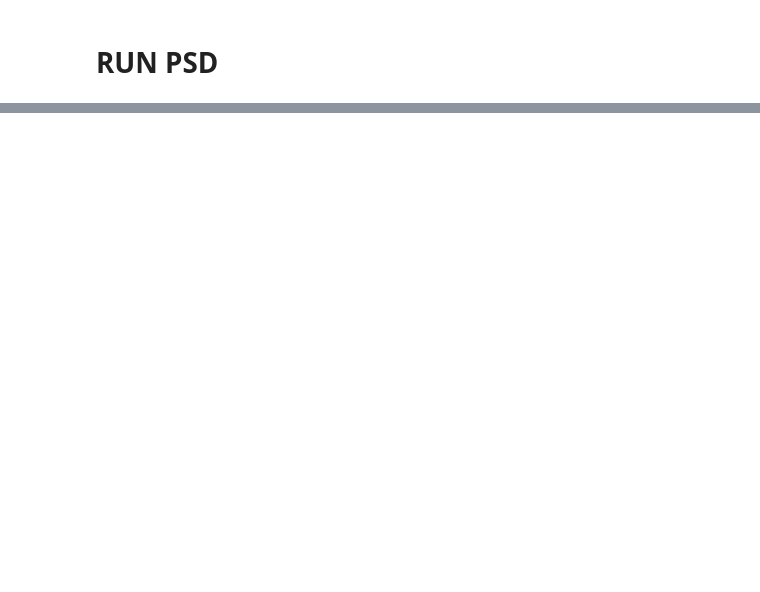
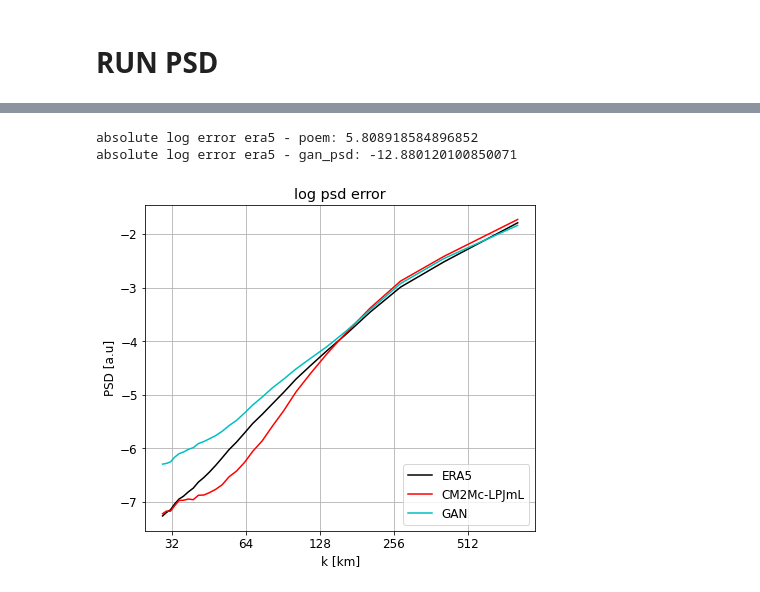
Before and after one commit to aim56009/Bias_GAN, a Jupyter notebook: code/Compute_PSD.ipynb, the cells around one changed output, grey strips where cells are left out. Drawn from its saved outputs; the diff is of its cells as text; code cells hidden in the pictures; blank space fills up the shorter version.

```diff
--- a/code/Compute_PSD.ipynb
+++ b/code/Compute_PSD.ipynb
@@ -126,0 +173,9 @@ print(fname)
+# %%
+ssd = SpatialSpectralDensity()
+ssd.run(num_times=None)
+
+ssd.plot_log(fname=f'/content/gdrive/MyDrive/bias_gan/results/gan_log_psd.pdf')
+# %% [output]
+absolute log error era5 - poem: 5.808918584896852
+absolute log error era5 - gan_psd: -12.880120100850071
+[figure, added]
```
Also changed, not shown: parts of 5 cells of this notebook.
